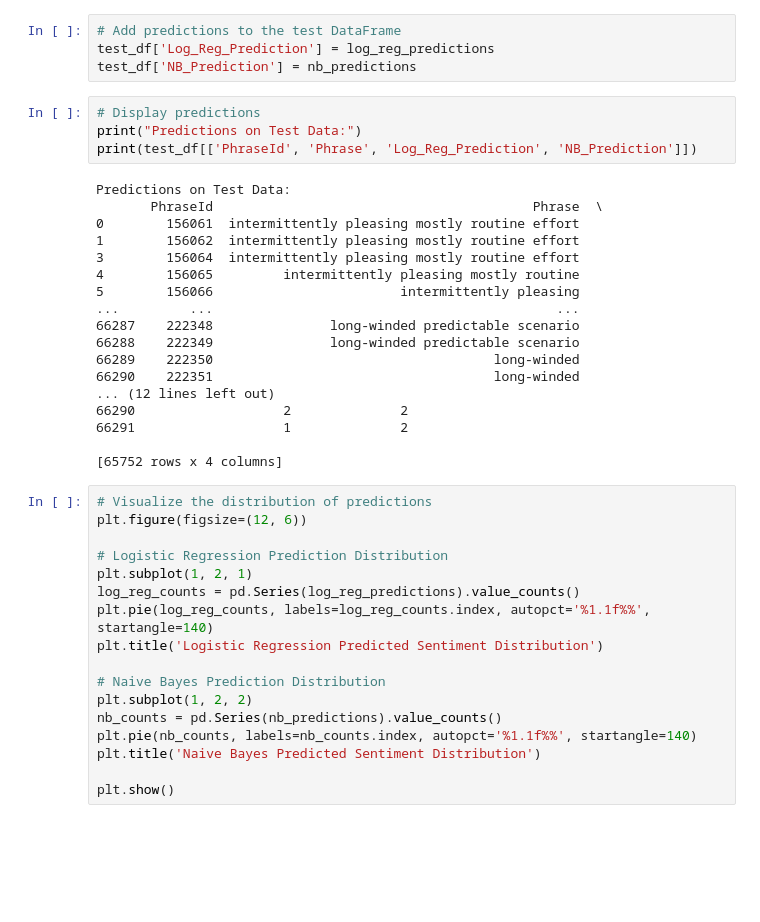
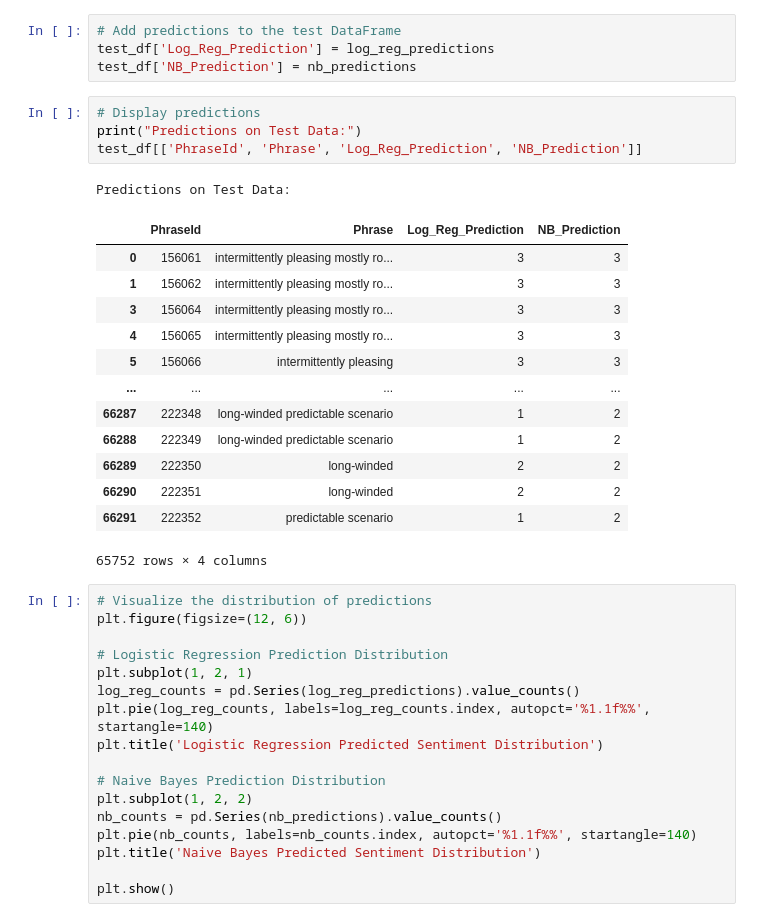
Before and after one commit to moizazfar/Sentiment_Analysis_on_Movie_Reviews, a Jupyter notebook: Sentiment_Analysis_on_Movie_Reviews.ipynb, the cells around one changed output. Saved outputs shown, nothing was run; the diff lists cells and outputs as text; blank space fills up the shorter version.

```diff
--- a/Sentiment_Analysis_on_Movie_Reviews.ipynb
+++ b/Sentiment_Analysis_on_Movie_Reviews.ipynb
@@ -415,25 +415,22 @@ test_df['NB_Prediction'] = nb_predictions
 # %%
 # Display predictions
 print("Predictions on Test Data:")
-print(test_df[['PhraseId', 'Phrase', 'Log_Reg_Prediction', 'NB_Prediction']])
+test_df[['PhraseId', 'Phrase', 'Log_Reg_Prediction', 'NB_Prediction']]
 # %% [output]
 Predictions on Test Data:
-       PhraseId                                         Phrase  \
-0        156061  intermittently pleasing mostly routine effort
-1        156062  intermittently pleasing mostly routine effort
-3        156064  intermittently pleasing mostly routine effort
-4        156065         intermittently pleasing mostly routine
-5        156066                        intermittently pleasing
-...         ...                                            ...
-66287    222348               long-winded predictable scenario
-66288    222349               long-winded predictable scenario
-66289    222350                                    long-winded
-66290    222351                                    long-winded
-... (12 lines left out)
-66290                   2              2
-66291                   1              2
-
-[65752 rows x 4 columns]
+|  | PhraseId | Phrase | Log_Reg_Prediction | NB_Prediction |
+| 0 | 156061 | intermittently pleasing mostly ro... | 3 | 3 |
+| 1 | 156062 | intermittently pleasing mostly ro... | 3 | 3 |
+| 3 | 156064 | intermittently pleasing mostly ro... | 3 | 3 |
+| 4 | 156065 | intermittently pleasing mostly ro... | 3 | 3 |
+| 5 | 156066 | intermittently pleasing | 3 | 3 |
+| ... | ... | ... | ... | ... |
+| 66287 | 222348 | long-winded predictable scenario | 1 | 2 |
+| 66288 | 222349 | long-winded predictable scenario | 1 | 2 |
+| 66289 | 222350 | long-winded | 2 | 2 |
+| 66290 | 222351 | long-winded | 2 | 2 |
+| 66291 | 222352 | predictable scenario | 1 | 2 |
+65752 rows × 4 columns
 # %%
 # Visualize the distribution of predictions
 plt.figure(figsize=(12, 6))
```
